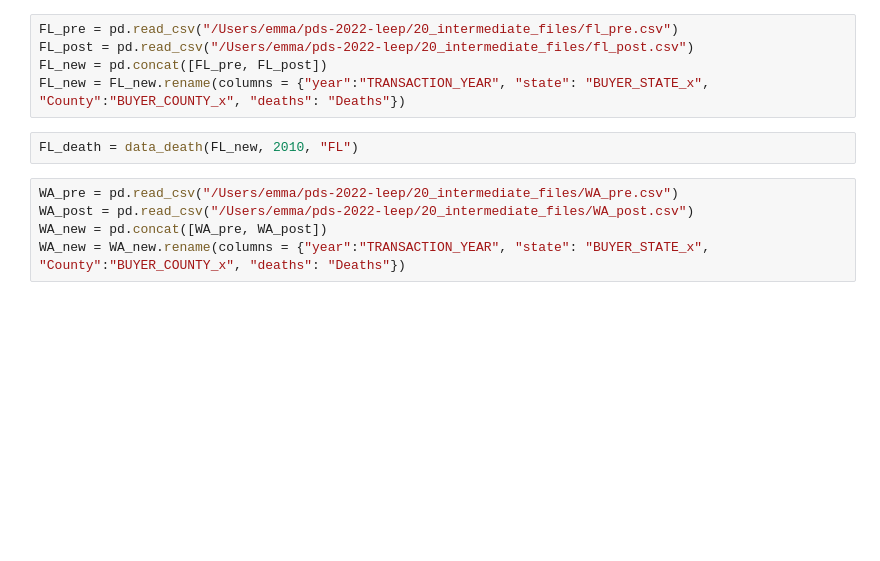
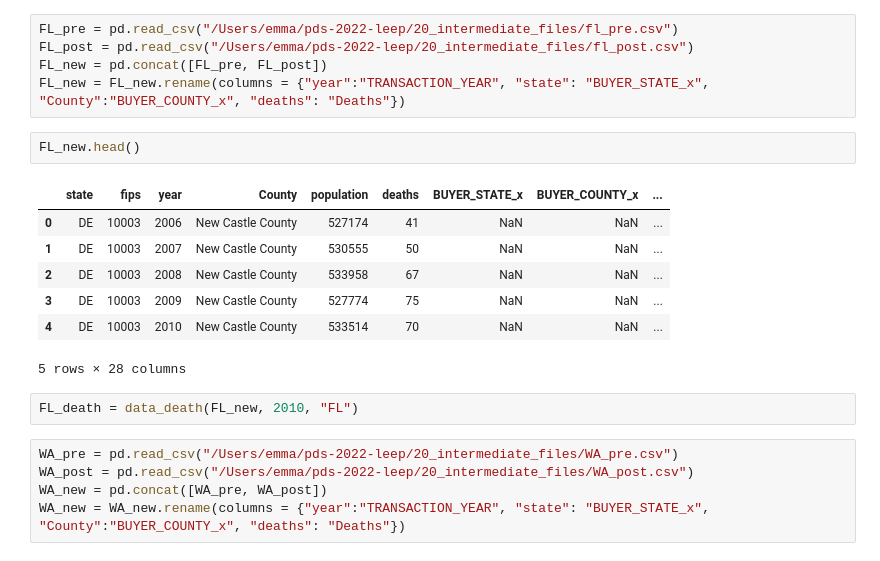
Before and after one commit to MIDS-at-Duke/pds-2022-leep, a Jupyter notebook: 10_code/plotting.ipynb, the cells around one changed output. Drawn from its saved outputs; the diff is of its cells as text; blank space fills up the shorter version.

```diff
--- a/10_code/plotting.ipynb
+++ b/10_code/plotting.ipynb
@@ -37,6 +69,16 @@ FL_pre = pd.read_csv("/Users/emma/pds-2022-leep/20_intermediate_files/fl_pre.csv
 FL_post = pd.read_csv("/Users/emma/pds-2022-leep/20_intermediate_files/fl_post.csv")
 FL_new = pd.concat([FL_pre, FL_post])
 FL_new = FL_new.rename(columns = {"year":"TRANSACTION_YEAR", "state": "BUYER_STATE_x", "County":"BUYER_COUNTY_x", "deaths": "Deaths"})
+# %%
+FL_new.head()
+# %% [output]
+|  | state | fips | year | County | population | deaths | BUYER_STATE_x | BUYER_COUNTY_x | ... |
+| 0 | DE | 10003 | 2006 | New Castle County | 527174 | 41 | NaN | NaN | ... |
+| 1 | DE | 10003 | 2007 | New Castle County | 530555 | 50 | NaN | NaN | ... |
+| 2 | DE | 10003 | 2008 | New Castle County | 533958 | 67 | NaN | NaN | ... |
+| 3 | DE | 10003 | 2009 | New Castle County | 527774 | 75 | NaN | NaN | ... |
+| 4 | DE | 10003 | 2010 | New Castle County | 533514 | 70 | NaN | NaN | ... |
+5 rows × 28 columns
 # %%
 FL_death = data_death(FL_new, 2010, "FL")
 # %%
```
Also changed, not shown: parts of 14 cells of this notebook.
